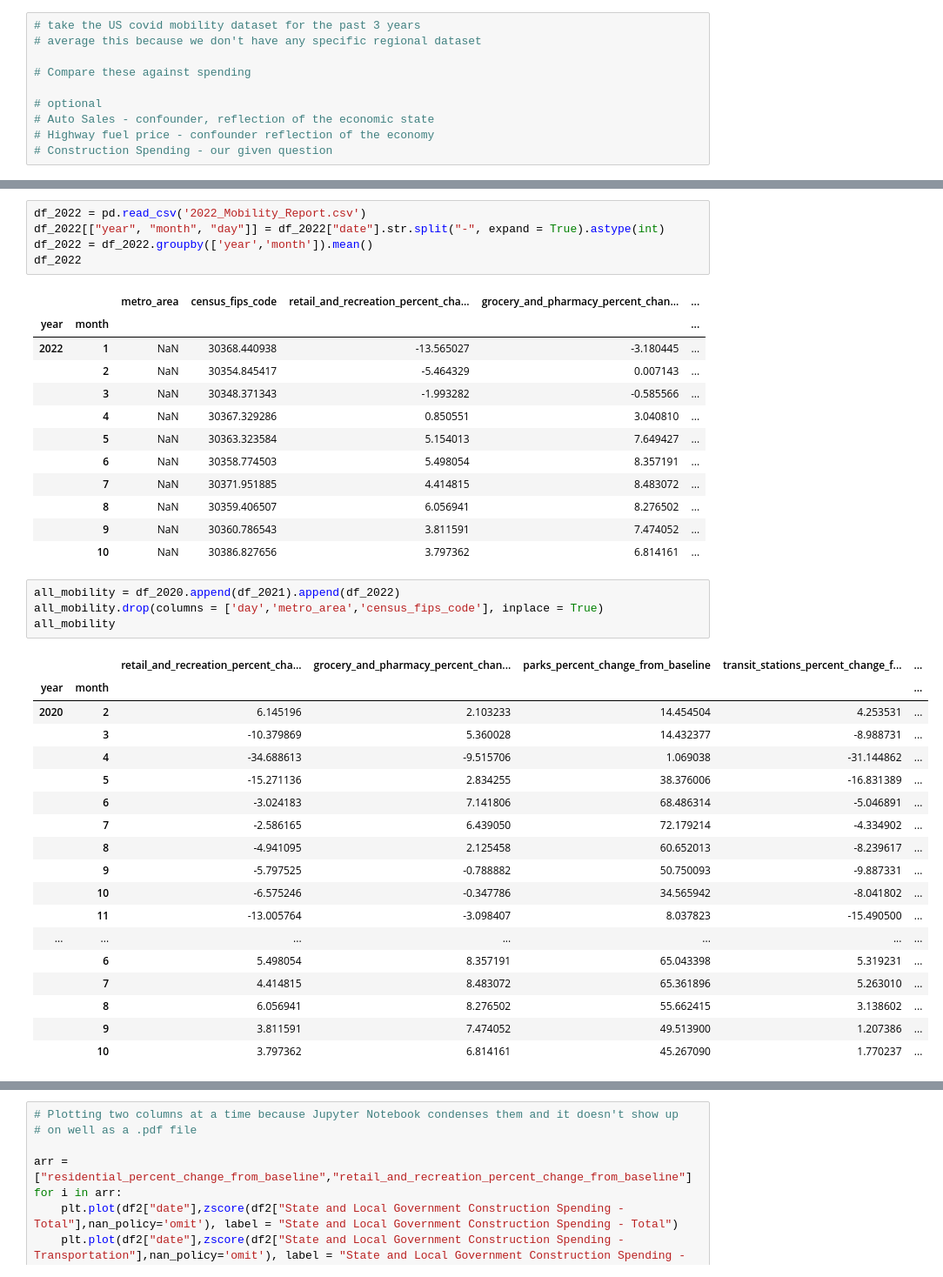
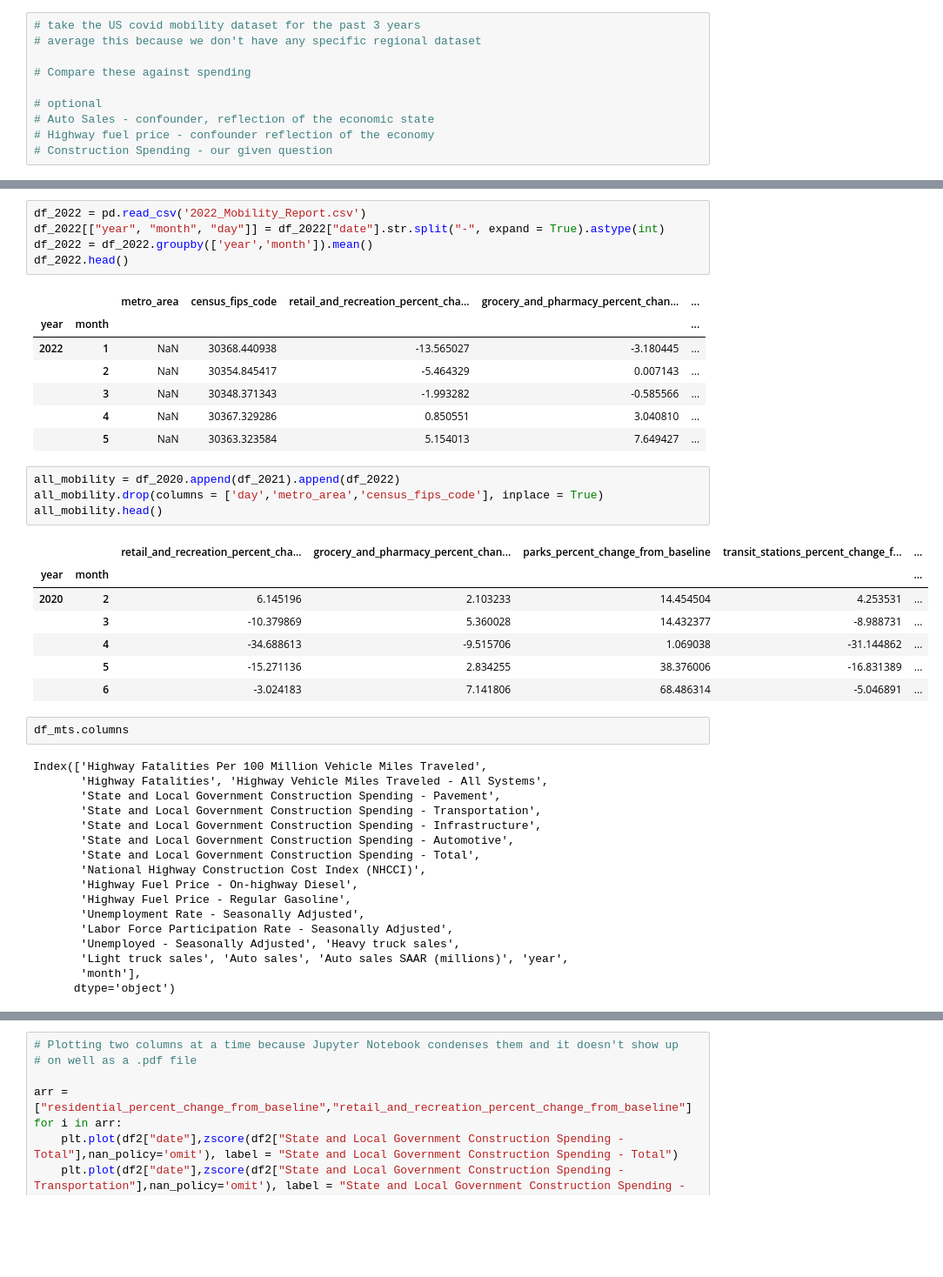
Before and after one commit to dnhuang/data102-fa22, a Jupyter notebook: final_notebook.ipynb, the cells around one changed output, grey strips where cells are left out. Shown at 87% size. Cells and saved outputs as stored; diff of their text form; blank space fills up the shorter version.

```diff
--- a/eda_ver2.ipynb
+++ b/final_notebook.ipynb
@@ -730,7 +765,7 @@ df_2021
 df_2022 = pd.read_csv('2022_Mobility_Report.csv')
 df_2022[["year", "month", "day"]] = df_2022["date"].str.split("-", expand = True).astype(int)
 df_2022 = df_2022.groupby(['year','month']).mean()
-df_2022
+df_2022.head()
 # %% [output]
 |  |  | metro_area | census_fips_code | retail_and_recreation_percent_cha... | grocery_and_pharmacy_percent_chan... | ... |
 | year | month |  |  |  |  | ... |
@@ -739,34 +774,37 @@ df_2022
 |  | 3 | NaN | 30348.371343 | -1.993282 | -0.585566 | ... |
 |  | 4 | NaN | 30367.329286 | 0.850551 | 3.040810 | ... |
 |  | 5 | NaN | 30363.323584 | 5.154013 | 7.649427 | ... |
-|  | 6 | NaN | 30358.774503 | 5.498054 | 8.357191 | ... |
-|  | 7 | NaN | 30371.951885 | 4.414815 | 8.483072 | ... |
-|  | 8 | NaN | 30359.406507 | 6.056941 | 8.276502 | ... |
-|  | 9 | NaN | 30360.786543 | 3.811591 | 7.474052 | ... |
-|  | 10 | NaN | 30386.827656 | 3.797362 | 6.814161 | ... |
 # %%
 all_mobility = df_2020.append(df_2021).append(df_2022)
 all_mobility.drop(columns = ['day','metro_area','census_fips_code'], inplace = True)
-all_mobility
+all_mobility.head()
 # %% [output]
 |  |  | retail_and_recreation_percent_cha... | grocery_and_pharmacy_percent_chan... | parks_percent_change_from_baseline | transit_stations_percent_change_f... | ... |
 | year | month |  |  |  |  | ... |
 | 2020 | 2 | 6.145196 | 2.103233 | 14.454504 | 4.253531 | ... |
 |  | 3 | -10.379869 | 5.360028 | 14.432377 | -8.988731 | ... |
 |  | 4 | -34.688613 | -9.515706 | 1.069038 | -31.144862 | ... |
 |  | 5 | -15.271136 | 2.834255 | 38.376006 | -16.831389 | ... |
 |  | 6 | -3.024183 | 7.141806 | 68.486314 | -5.046891 | ... |
-|  | 7 | -2.586165 | 6.439050 | 72.179214 | -4.334902 | ... |
-|  | 8 | -4.941095 | 2.125458 | 60.652013 | -8.239617 | ... |
-|  | 9 | -5.797525 | -0.788882 | 50.750093 | -9.887331 | ... |
-|  | 10 | -6.575246 | -0.347786 | 34.565942 | -8.041802 | ... |
-|  | 11 | -13.005764 | -3.098407 | 8.037823 | -15.490500 | ... |
-| ... | ... | ... | ... | ... | ... | ... |
-|  | 6 | 5.498054 | 8.357191 | 65.043398 | 5.319231 | ... |
-|  | 7 | 4.414815 | 8.483072 | 65.361896 | 5.263010 | ... |
-|  | 8 | 6.056941 | 8.276502 | 55.662415 | 3.138602 | ... |
-|  | 9 | 3.811591 | 7.474052 | 49.513900 | 1.207386 | ... |
-|  | 10 | 3.797362 | 6.814161 | 45.267090 | 1.770237 | ... |
+# %%
+df_mts.columns
+# %% [output]
+Index(['Highway Fatalities Per 100 Million Vehicle Miles Traveled',
+       'Highway Fatalities', 'Highway Vehicle Miles Traveled - All Systems',
+       'State and Local Government Construction Spending - Pavement',
+       'State and Local Government Construction Spending - Transportation',
+       'State and Local Government Construction Spending - Infrastructure',
+       'State and Local Government Construction Spending - Automotive',
+       'State and Local Government Construction Spending - Total',
+       'National Highway Construction Cost Index (NHCCI)',
+       'Highway Fuel Price - On-highway Diesel',
+       'Highway Fuel Price - Regular Gasoline',
+       'Unemployment Rate - Seasonally Adjusted',
+       'Labor Force Participation Rate - Seasonally Adjusted',
+       'Unemployed - Seasonally Adjusted', 'Heavy truck sales',
+       'Light truck sales', 'Auto sales', 'Auto sales SAAR (millions)', 'year',
+       'month'],
+      dtype='object')
 # %%
 df_mts_2020plus = df_mts[df_mts['year'] >= 2020]
 df_mts_2020plus['month'] = df_mts_2020plus['month'].astype(str).astype(int)
```
Also changed, not shown: parts of 34 cells of this notebook, 2 other files.
